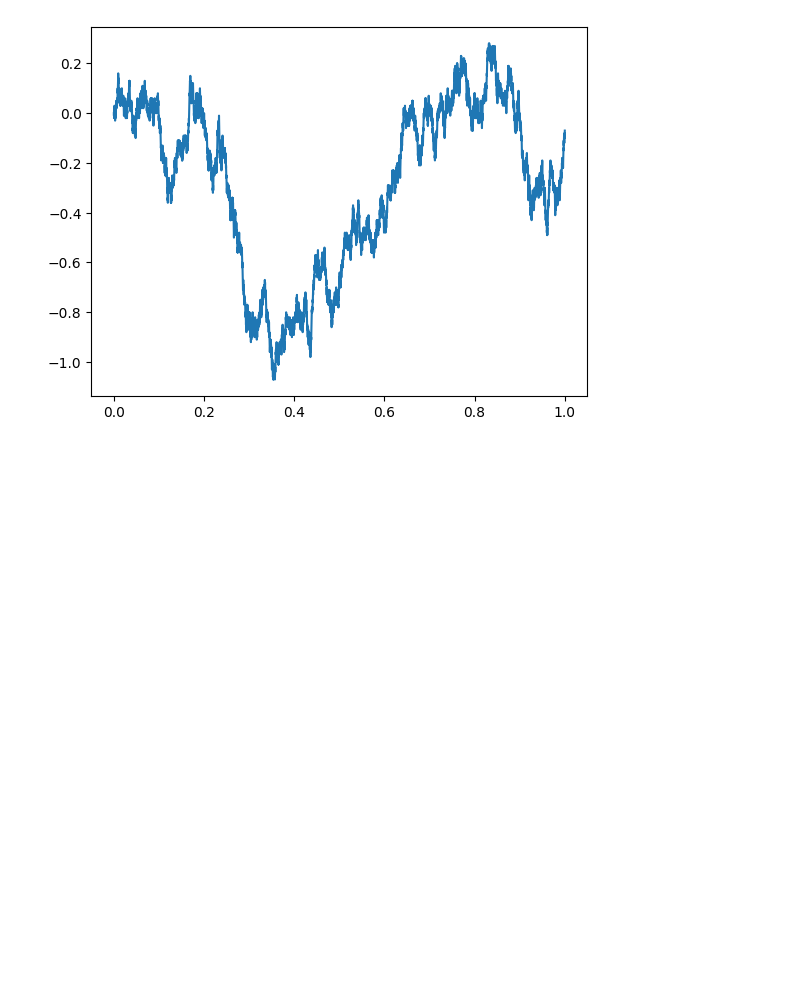
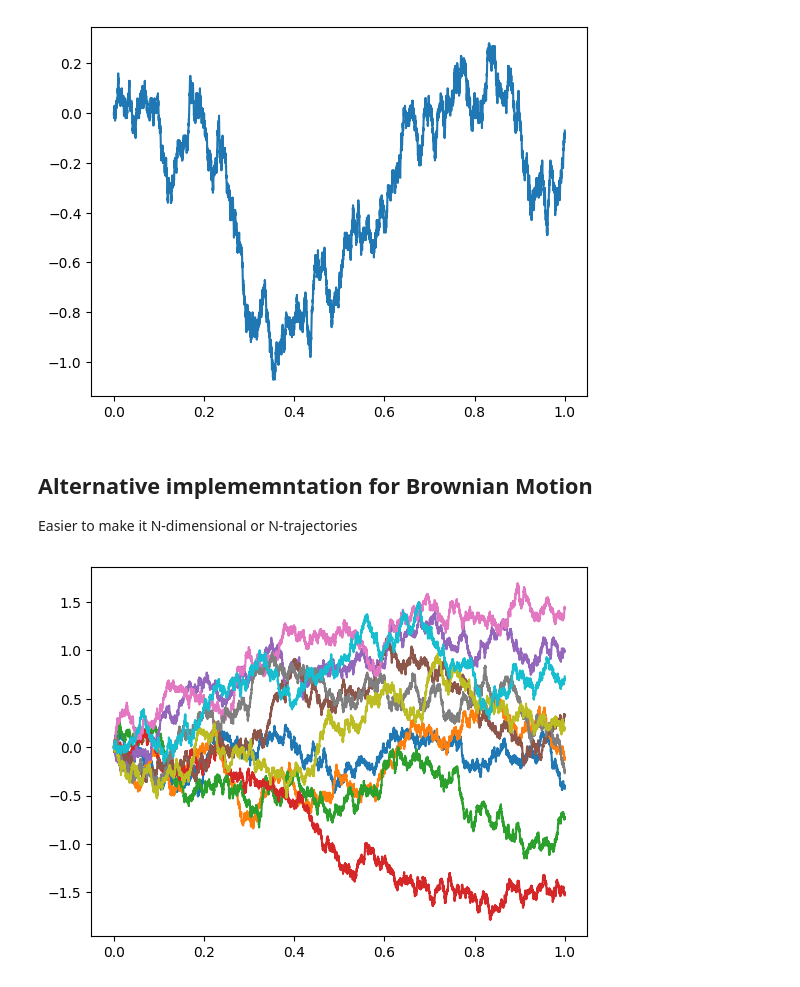
Before and after one commit to OmarGudi/Random_Walks_BrownianMotion, a Jupyter notebook: Random Walks_Brownian Motion.ipynb, the cells around one changed output. Cells and saved outputs as stored; diff of their text form; code cells hidden in the pictures; blank space fills up the shorter version.

Commit message:
Changes in the class, in this commit we did a new graph with the behave of the stokcs and also use a different mehtod to generate the walker.

```diff
--- a/Random Walks_Brownian Motion.ipynb
+++ b/Random Walks_Brownian Motion.ipynb
@@ -41,3 +41,25 @@ plt.plot(times, bw)
 plt.show()
 # %% [output]
 [figure]
+# %% [markdown]
+## Alternative implememntation for Brownian Motion
+Easier to make it N-dimensional or N-trajectories
+# %%
+#Init parameters
+n_steps = 10000
+d = 10
+if n_steps < 30:
+    print("Warning, number of steps is too small")
+#Displacements
+dB = np.random.choice([1,-1], size=(n_steps-1,d))*1/np.sqrt(n_steps)
+#Init Brownian Walk
+bw = np.zeros(shape = (1,d))
+#Generate the trajectory
+bw = np.concatenate((bw, np.cumsum(dB, axis=0)), axis=0)
+# %%
+#Define axuliar vector for time
+times = np.linspace(0,1,n_steps)
+plt.plot(times, bw)
+plt.show()
+# %% [output]
+[figure, added]
```
